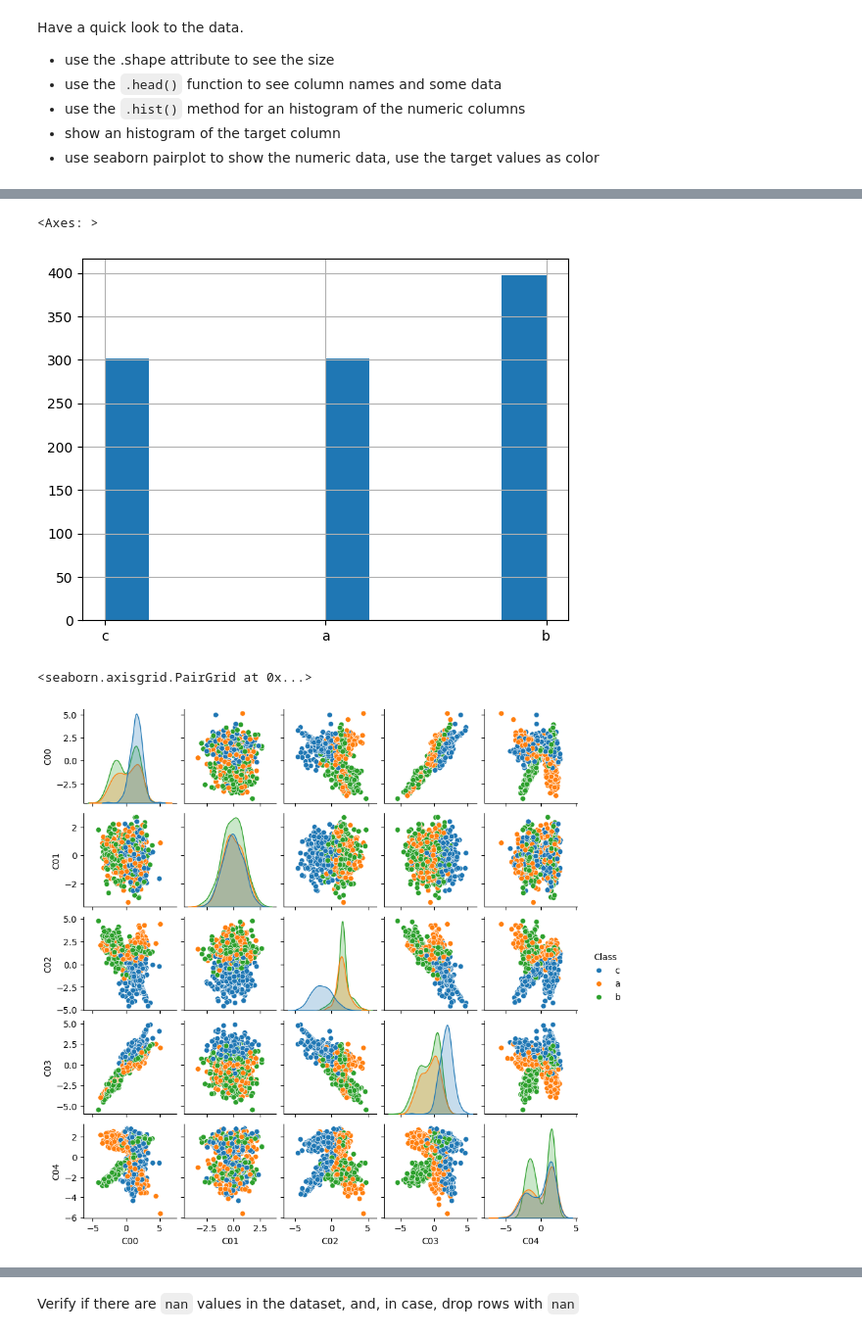
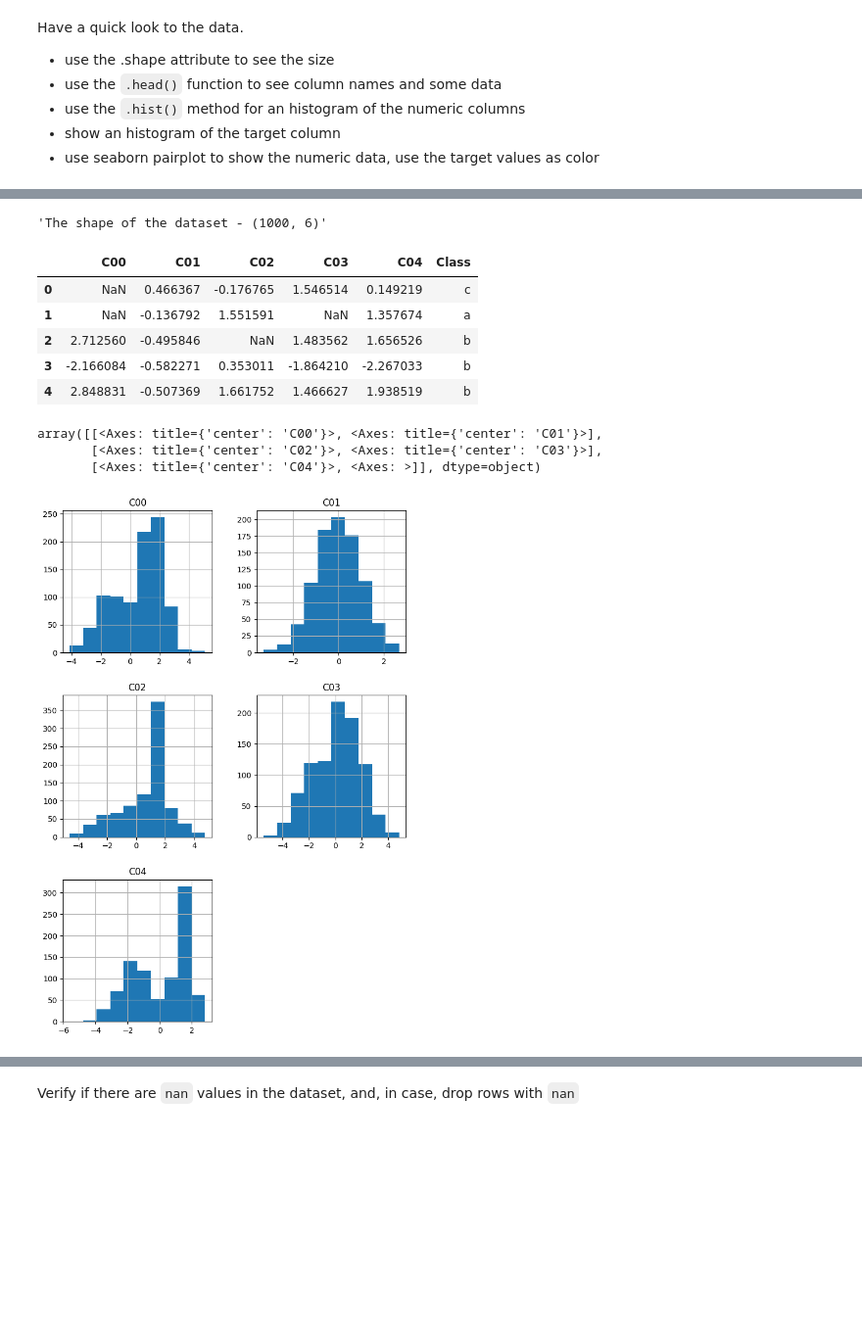
Before and after one commit to jcbraz/bbs-ml, a Jupyter notebook: mock_exam/python_lab_mock_exam_nocode.ipynb, the cells around one changed output, grey strips where cells are left out. Shown at 98% size. Drawn from its saved outputs; the diff is of its cells as text; code cells hidden in the pictures; blank space fills up the shorter version.

Commit message:
feat: mock exam done

```diff
--- a/mock_exam/python_lab_mock_exam_nocode.ipynb
+++ b/mock_exam/python_lab_mock_exam_nocode.ipynb
@@ -42,0 +33,3 @@ df.head()
+# %%
+X0 = pd.read_csv('./exam_data.csv', sep=',')
+X0.head()
@@ -70,12 +50,17 @@ array([[<Axes: title={'center': 'C00'}>, <Axes: title={'center': 'C01'}>],
-# %%
-# generate histogram of target column
-df[target].hist()
-# %% [output]
-<Axes: >
-[figure, removed]
-# %%
-# pairplot using target as color
-sns.pairplot(df, hue=target, height=1.75)
-# %% [output]
-<seaborn.axisgrid.PairGrid at 0x...>
-[figure, removed]
+# %%
+display(f"The shape of the dataset - {X0.shape}")
+display(X0.head())
+display(X0.hist(figsize=(8, 12)))
+plt.show()
+# %% [output]
+'The shape of the dataset - (1000, 6)'
+|  | C00 | C01 | C02 | C03 | C04 | Class |
+| 0 | NaN | 0.466367 | -0.176765 | 1.546514 | 0.149219 | c |
+| 1 | NaN | -0.136792 | 1.551591 | NaN | 1.357674 | a |
+| 2 | 2.712560 | -0.495846 | NaN | 1.483562 | 1.656526 | b |
+| 3 | -2.166084 | -0.582271 | 0.353011 | -1.864210 | -2.267033 | b |
+| 4 | 2.848831 | -0.507369 | 1.661752 | 1.466627 | 1.938519 | b |
+array([[<Axes: title={'center': 'C00'}>, <Axes: title={'center': 'C01'}>],
+       [<Axes: title={'center': 'C02'}>, <Axes: title={'center': 'C03'}>],
+       [<Axes: title={'center': 'C04'}>, <Axes: >]], dtype=object)
+[figure, added]
```
Also changed, not shown: parts of 21 cells of this notebook, 2 other files.
